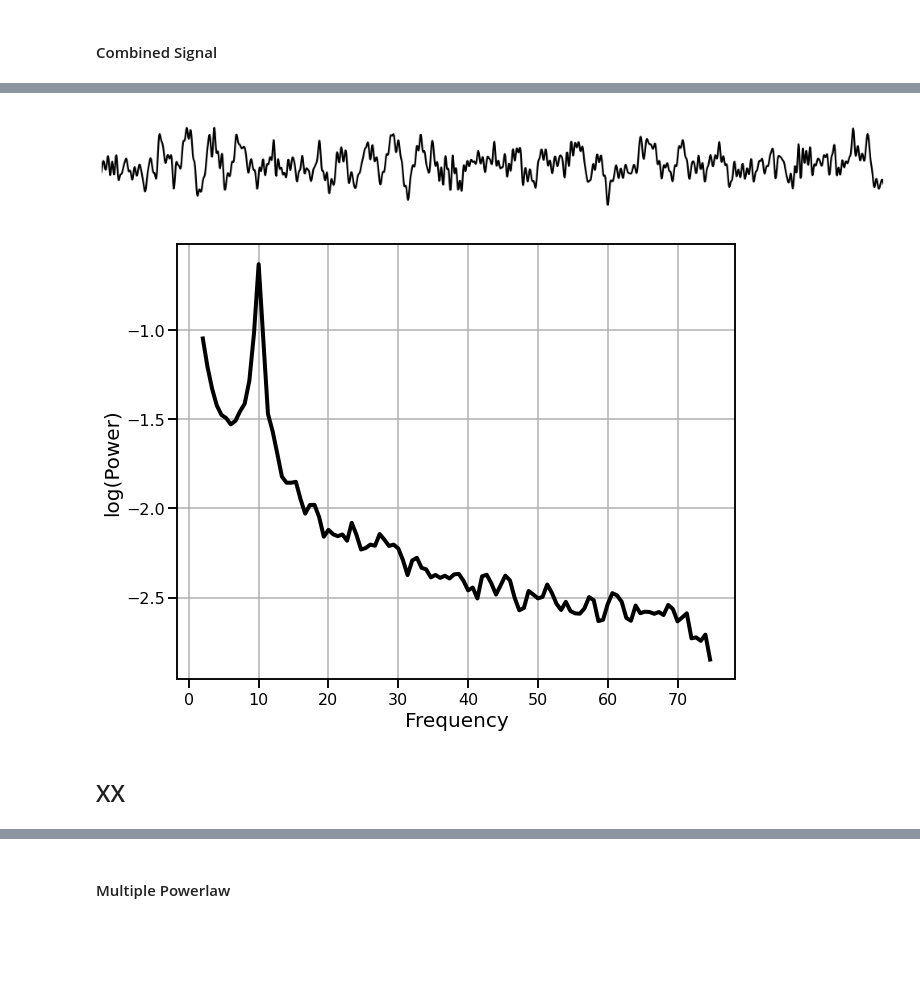
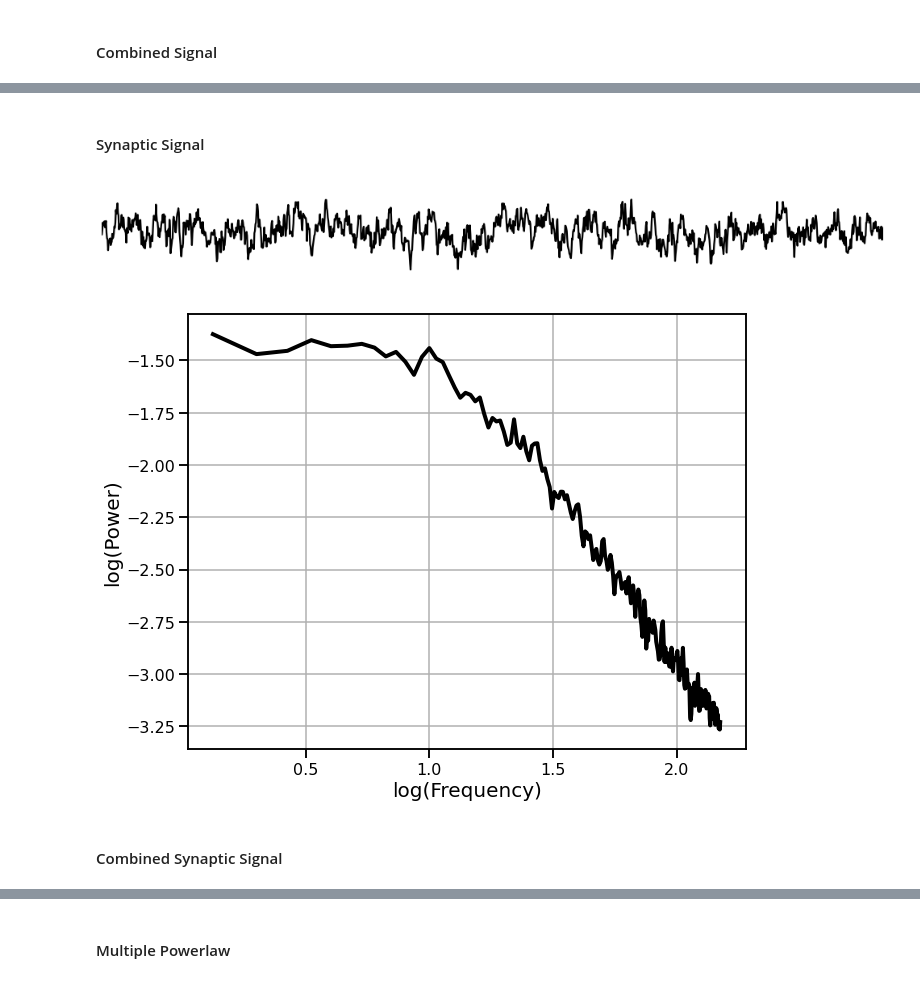
Before and after one commit to TomDonoghue/OverviewFigures, a Jupyter notebook: simulations.ipynb, the cells around one changed output, grey strips where cells are left out. Cells and saved outputs as stored; diff of their text form; code cells hidden in the pictures; blank space fills up the shorter version.

```diff
--- a/simulations.ipynb
+++ b/simulations.ipynb
@@ -86,15 +102,19 @@ sig = sim_combined(n_seconds, fs, comps)
+# %% [markdown]
+#### Synaptic Signal
+# %%
+sig = sim_synaptic_current(n_seconds, fs)
 # %%
 plot_time_series(times, sig, xlim=[10, 13])
 plt.gca().axis('off')
-save_fig(SAVE, 'oscillation_time_series.pdf')
+save_fig(SAVE, 'synaptic_time_series.pdf')
 # %% [output]
-[figure, old version]
+[figure, new version]
 # %%
 freqs, powers = compute_spectrum(sig, fs, nperseg=1.5*fs, noverlap=fs)
-plot_spectrum(*trim_spectrum(freqs, powers, [2, 75]),
-              log_freqs=False, log_powers=True, lw=4, color='black')
-save_fig(SAVE, 'oscillation_spectrum.pdf')
+plot_spectrum(*trim_spectrum(freqs, powers, [1, 150]),
+              log_freqs=True, log_powers=True, lw=4, color='black')
+save_fig(SAVE, 'synaptic_theta_spectrum.pdf')
 # %% [output]
-[figure, old version]
+[figure, new version]
-# %% [markdown]
-## XX
+# %% [markdown]
+#### Combined Synaptic Signal
```
Also changed, not shown: parts of 10 cells of this notebook.
